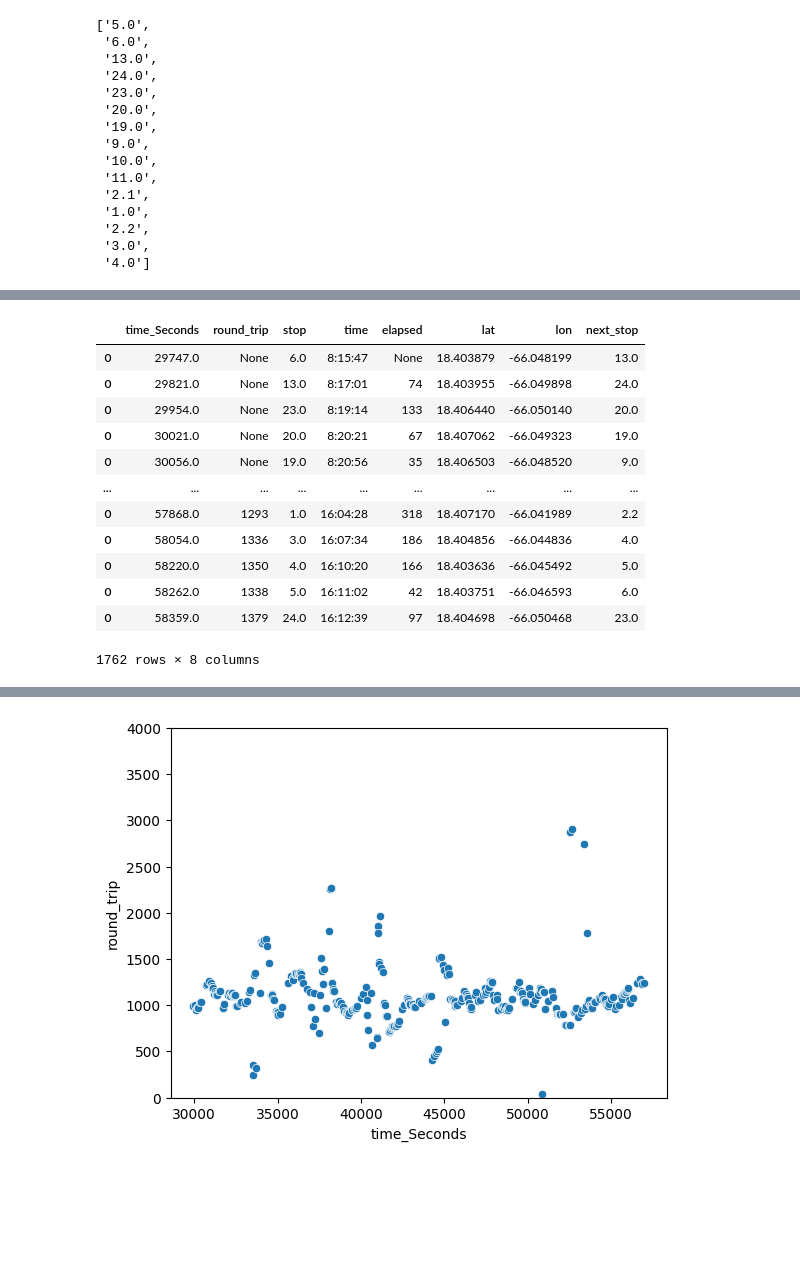
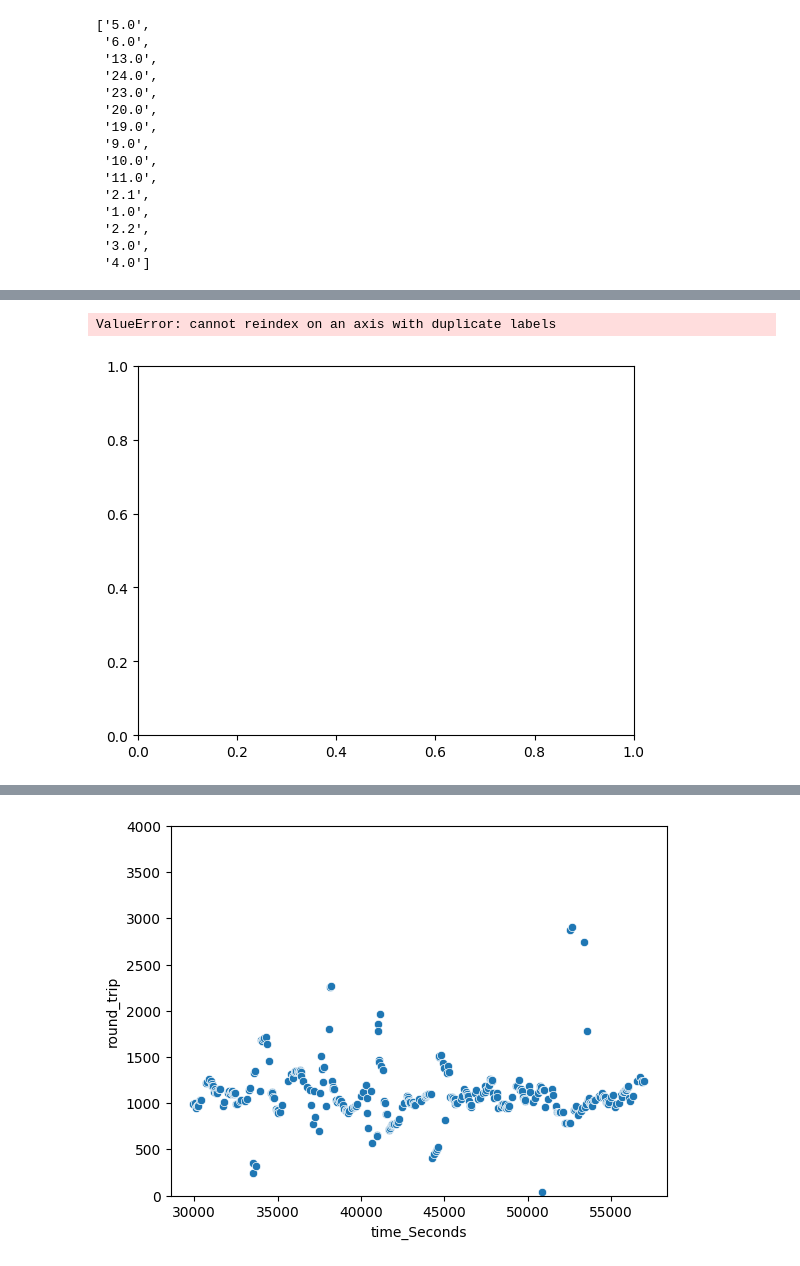
Before and after one commit to sheriranka/urban-computing-bus, a Jupyter notebook: data_augmentation.ipynb, the cells around one changed output, grey strips where cells are left out. Saved outputs shown, nothing was run; the diff lists cells and outputs as text; code cells hidden in the pictures; blank space fills up the shorter version.

```diff
--- a/data_augmentation.ipynb
+++ b/data_augmentation.ipynb
@@ -537,19 +614,10 @@ break
-# %%
-new_augmented_dataframe
-# %% [output]
-|  | time_Seconds | round_trip | stop | time | elapsed | lat | lon | next_stop |
-| 0 | 29747.0 | None | 6.0 | 8:15:47 | None | 18.403879 | -66.048199 | 13.0 |
-| 0 | 29821.0 | None | 13.0 | 8:17:01 | 74 | 18.403955 | -66.049898 | 24.0 |
-| 0 | 29954.0 | None | 23.0 | 8:19:14 | 133 | 18.406440 | -66.050140 | 20.0 |
-| 0 | 30021.0 | None | 20.0 | 8:20:21 | 67 | 18.407062 | -66.049323 | 19.0 |
-| 0 | 30056.0 | None | 19.0 | 8:20:56 | 35 | 18.406503 | -66.048520 | 9.0 |
-| ... | ... | ... | ... | ... | ... | ... | ... | ... |
-| 0 | 57868.0 | 1293 | 1.0 | 16:04:28 | 318 | 18.407170 | -66.041989 | 2.2 |
-| 0 | 58054.0 | 1336 | 3.0 | 16:07:34 | 186 | 18.404856 | -66.044836 | 4.0 |
-| 0 | 58220.0 | 1350 | 4.0 | 16:10:20 | 166 | 18.403636 | -66.045492 | 5.0 |
-| 0 | 58262.0 | 1338 | 5.0 | 16:11:02 | 42 | 18.403751 | -66.046593 | 6.0 |
-| 0 | 58359.0 | 1379 | 24.0 | 16:12:39 | 97 | 18.404698 | -66.050468 | 23.0 |
-1762 rows × 8 columns
+# %%
+# print("Sample times")
+sns.scatterplot(data=new_augmented_dataframe,x='time_Seconds',y='elapsed',hue='stop',palette="tab20")
+plt.show()
+# %% [output]
+ValueError: cannot reindex on an axis with duplicate labels
+[figure, added]
 # %%
 # plot roundtrips,
 remove_none_round_trip = new_augmented_dataframe[new_augmented_dataframe['round_trip'].notnull()]
```
Also changed, not shown: parts of 4 cells of this notebook, 3 other files.
